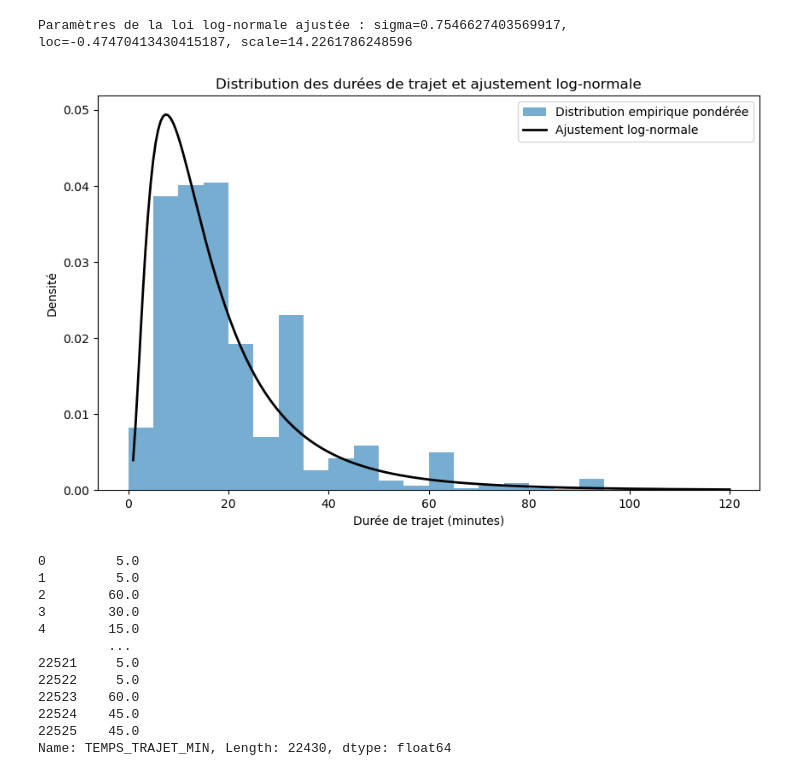
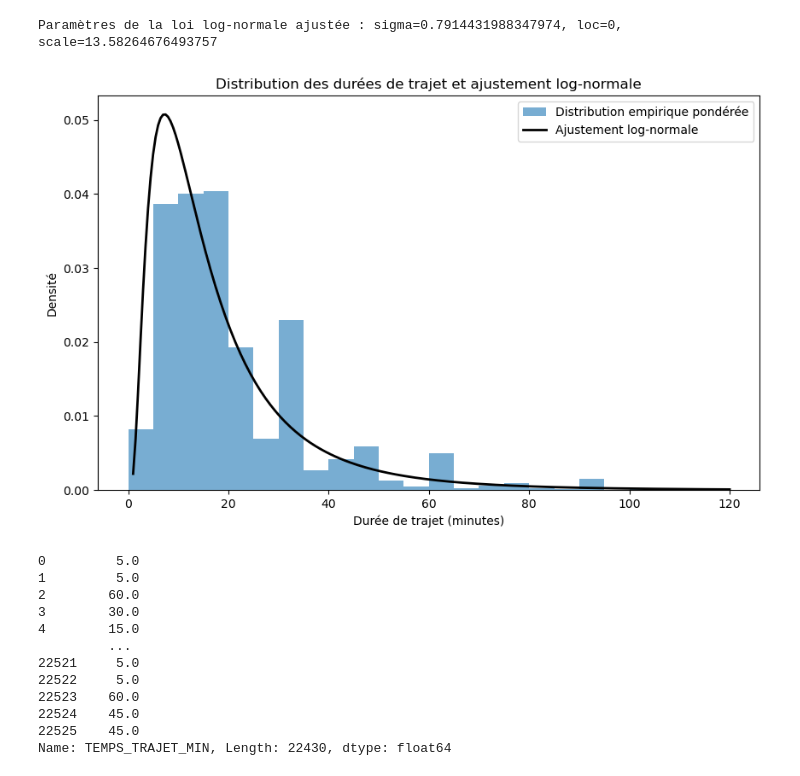
Before and after one commit to kilianguillon/Projet_statapp, a Jupyter notebook: modelisation_duree_trajet_v2.ipynb, the cells around one changed output. Saved outputs shown, nothing was run; the diff lists cells and outputs as text; code cells hidden in the pictures.

```diff
--- a/modelisation_duree_trajet_v2.ipynb
+++ b/modelisation_duree_trajet_v2.ipynb
@@ -29,36 +29,36 @@ def filter_data(data):
 
 def fit_and_plot_distributions(data):
     """Affiche la distribution empirique et ajuste la loi log-normale."""
     temps_trajet_clean = data['TEMPS_TRAJET_MIN']
     poids = data['POND_JOUR']
 
     plt.figure(figsize=(10, 6))
     plt.hist(temps_trajet_clean, bins=range(0, 121, 5), weights=poids, density=True, alpha=0.6, label='Distribution empirique pondérée')
 
     # Ajuster et afficher la distribution log-normale
-    params = stats.lognorm.fit(temps_trajet_clean)
+    params = stats.lognorm.fit(temps_trajet_clean, floc=0)
     sigma, loc, scale = params
     print(f"Paramètres de la loi log-normale ajustée : sigma={sigma}, loc={loc}, scale={scale}")
 
     x = np.linspace(1, 120, 240)  # Éviter 0 pour la distribution log-normale
     pdf = stats.lognorm.pdf(x, sigma, loc=loc, scale=scale)
     plt.plot(x, pdf, 'k', linewidth=2, label='Ajustement log-normale')
 
     plt.title('Distribution des durées de trajet et ajustement log-normale')
     plt.xlabel('Durée de trajet (minutes)')
     plt.ylabel('Densité')
     plt.legend()
     plt.show()
 
 # Chemin correct du fichier
 filepath = '/home/onyxia/Projet_statapp/data/EMP_deplacements_Charme.csv'
 data = load_and_prepare_data(filepath)
 data = calculate_trip_durations(data)
 data = filter_data(data)
 fit_and_plot_distributions(data)
 # %% [output]
-Paramètres de la loi log-normale ajustée : sigma=0.7546627403569917, loc=-0.47470413430415187, scale=14.2261786248596
+Paramètres de la loi log-normale ajustée : sigma=0.7914431988347974, loc=0, scale=13.58264676493757
-[figure, old version]
+[figure, new version]
 # %%
 # %% [output]
 0         5.0
```
